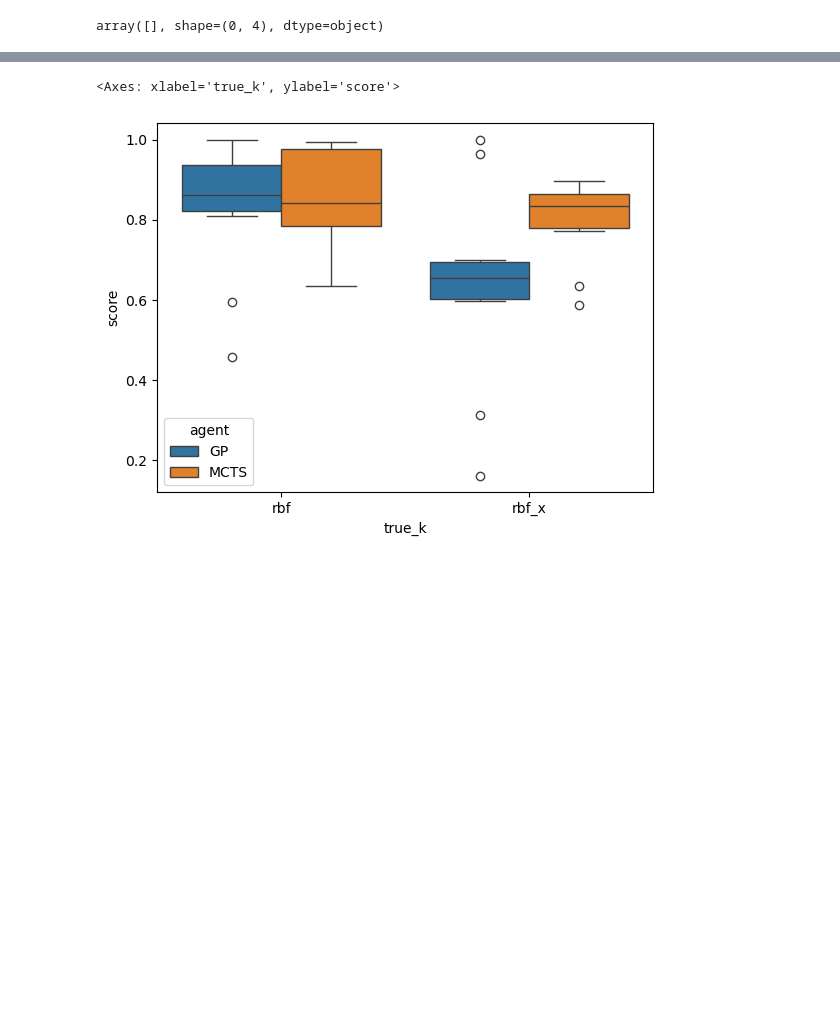
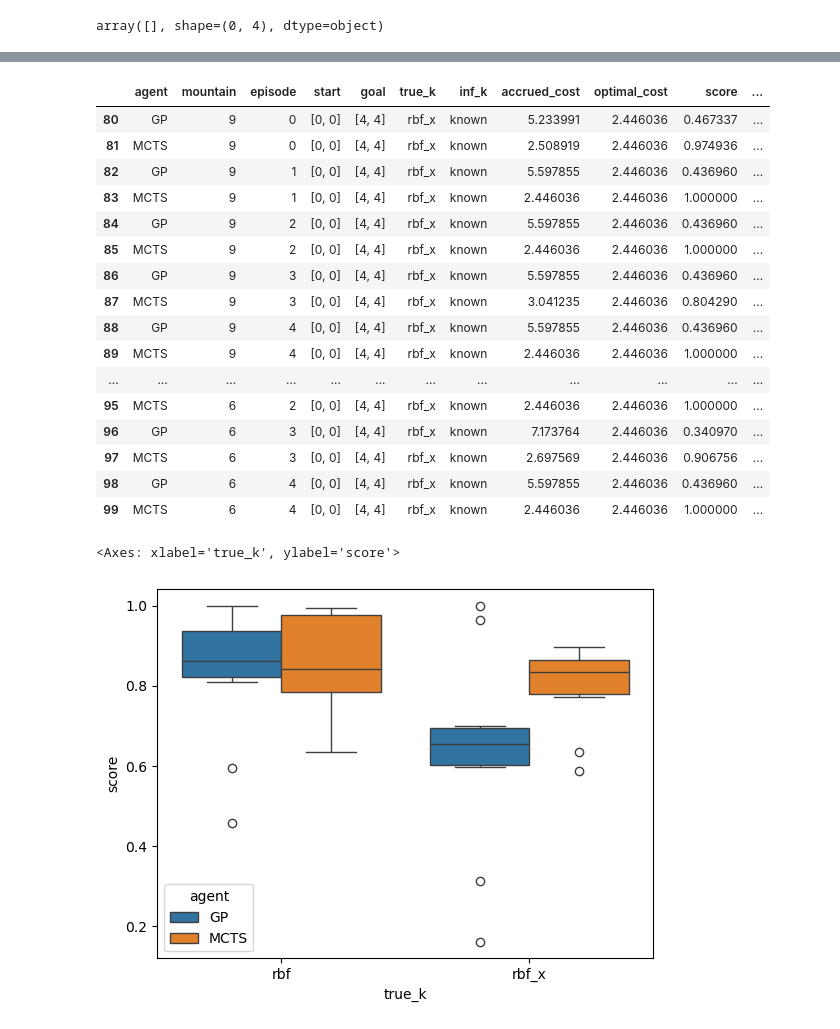
Before and after one commit to tgham/context_exploration, a Jupyter notebook: GP_worlds.ipynb, the cells around one changed output, grey strips where cells are left out. Drawn from its saved outputs; the diff is of its cells as text; code cells hidden in the pictures; blank space fills up the shorter version.

```diff
--- a/GP_worlds.ipynb
+++ b/GP_worlds.ipynb
@@ -1139,3 +1124,23 @@ sns.lineplot(data = df_sim, x = 'episode', y = 'RPE', hue = 'true_k', style = 'a
+# %%
+df_sim.tail(20)
+# %% [output]
+|  | agent | mountain | episode | start | goal | true_k | inf_k | accrued_cost | optimal_cost | score | ... |
+| 80 | GP | 9 | 0 | [0, 0] | [4, 4] | rbf_x | known | 5.233991 | 2.446036 | 0.467337 | ... |
+| 81 | MCTS | 9 | 0 | [0, 0] | [4, 4] | rbf_x | known | 2.508919 | 2.446036 | 0.974936 | ... |
+| 82 | GP | 9 | 1 | [0, 0] | [4, 4] | rbf_x | known | 5.597855 | 2.446036 | 0.436960 | ... |
+| 83 | MCTS | 9 | 1 | [0, 0] | [4, 4] | rbf_x | known | 2.446036 | 2.446036 | 1.000000 | ... |
+| 84 | GP | 9 | 2 | [0, 0] | [4, 4] | rbf_x | known | 5.597855 | 2.446036 | 0.436960 | ... |
+| 85 | MCTS | 9 | 2 | [0, 0] | [4, 4] | rbf_x | known | 2.446036 | 2.446036 | 1.000000 | ... |
+| 86 | GP | 9 | 3 | [0, 0] | [4, 4] | rbf_x | known | 5.597855 | 2.446036 | 0.436960 | ... |
+| 87 | MCTS | 9 | 3 | [0, 0] | [4, 4] | rbf_x | known | 3.041235 | 2.446036 | 0.804290 | ... |
+| 88 | GP | 9 | 4 | [0, 0] | [4, 4] | rbf_x | known | 5.597855 | 2.446036 | 0.436960 | ... |
+| 89 | MCTS | 9 | 4 | [0, 0] | [4, 4] | rbf_x | known | 2.446036 | 2.446036 | 1.000000 | ... |
+| ... | ... | ... | ... | ... | ... | ... | ... | ... | ... | ... | ... |
+| 95 | MCTS | 6 | 2 | [0, 0] | [4, 4] | rbf_x | known | 2.446036 | 2.446036 | 1.000000 | ... |
+| 96 | GP | 6 | 3 | [0, 0] | [4, 4] | rbf_x | known | 7.173764 | 2.446036 | 0.340970 | ... |
+| 97 | MCTS | 6 | 3 | [0, 0] | [4, 4] | rbf_x | known | 2.697569 | 2.446036 | 0.906756 | ... |
+| 98 | GP | 6 | 4 | [0, 0] | [4, 4] | rbf_x | known | 5.597855 | 2.446036 | 0.436960 | ... |
+| 99 | MCTS | 6 | 4 | [0, 0] | [4, 4] | rbf_x | known | 2.446036 | 2.446036 | 1.000000 | ... |
 # %%
 ## box and whisker
 sns.boxplot(data = df_sim, x = 'true_k', y = 'score', hue = 'agent')
```
Also changed, not shown: parts of 6 cells of this notebook, 3 other files.
